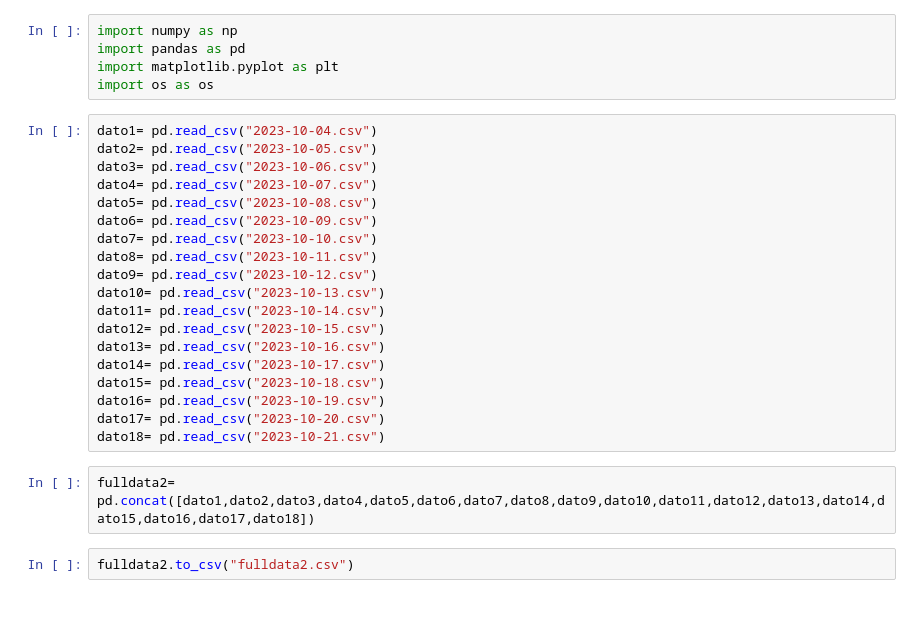
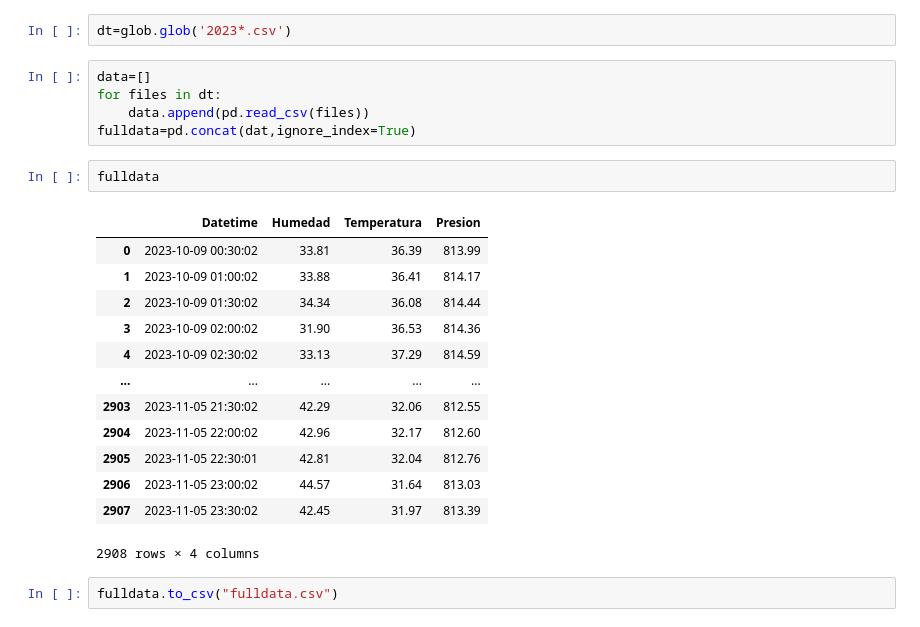
Before and after one commit to jcgravepeon/Programacion_Equipo1, a Jupyter notebook: Sebastian_GutierrezDelCastillo/trabajo_final.ipynb, the cells around one changed output. Cells and saved outputs as stored; diff of their text form.

```diff
--- a/Sebastian_GutierrezDelCastillo/trabajo_final.ipynb
+++ b/Sebastian_GutierrezDelCastillo/trabajo_final.ipynb
@@ -29,29 +9,26 @@ AttributeError: 'DataFrame' object has no attribute 'csv'
-# %%
-import numpy as np
-import pandas as pd
-import matplotlib.pyplot as plt
-import os as os
-# %%
-dato1= pd.read_csv("2023-10-04.csv")
-dato2= pd.read_csv("2023-10-05.csv")
-dato3= pd.read_csv("2023-10-06.csv")
-dato4= pd.read_csv("2023-10-07.csv")
-dato5= pd.read_csv("2023-10-08.csv")
-dato6= pd.read_csv("2023-10-09.csv")
-dato7= pd.read_csv("2023-10-10.csv")
-dato8= pd.read_csv("2023-10-11.csv")
-dato9= pd.read_csv("2023-10-12.csv")
-dato10= pd.read_csv("2023-10-13.csv")
-dato11= pd.read_csv("2023-10-14.csv")
-dato12= pd.read_csv("2023-10-15.csv")
-dato13= pd.read_csv("2023-10-16.csv")
-dato14= pd.read_csv("2023-10-17.csv")
-dato15= pd.read_csv("2023-10-18.csv")
-dato16= pd.read_csv("2023-10-19.csv")
-dato17= pd.read_csv("2023-10-20.csv")
-dato18= pd.read_csv("2023-10-21.csv")
-# %%
-fulldata2= pd.concat([dato1,dato2,dato3,dato4,dato5,dato6,dato7,dato8,dato9,dato10,dato11,dato12,dato13,dato14,dato15,dato16,dato17,dato18])
+# %%
+dt=glob.glob('2023*.csv')
+# %%
+data=[]
+for files in dt:
+    data.append(pd.read_csv(files))
+fulldata=pd.concat(dat,ignore_index=True)
+# %%
+fulldata
+# %% [output]
+|  | Datetime | Humedad | Temperatura | Presion |
+| 0 | 2023-10-09 00:30:02 | 33.81 | 36.39 | 813.99 |
+| 1 | 2023-10-09 01:00:02 | 33.88 | 36.41 | 814.17 |
+| 2 | 2023-10-09 01:30:02 | 34.34 | 36.08 | 814.44 |
+| 3 | 2023-10-09 02:00:02 | 31.90 | 36.53 | 814.36 |
+| 4 | 2023-10-09 02:30:02 | 33.13 | 37.29 | 814.59 |
+| ... | ... | ... | ... | ... |
+| 2903 | 2023-11-05 21:30:02 | 42.29 | 32.06 | 812.55 |
+| 2904 | 2023-11-05 22:00:02 | 42.96 | 32.17 | 812.60 |
+| 2905 | 2023-11-05 22:30:01 | 42.81 | 32.04 | 812.76 |
+| 2906 | 2023-11-05 23:00:02 | 44.57 | 31.64 | 813.03 |
+| 2907 | 2023-11-05 23:30:02 | 42.45 | 31.97 | 813.39 |
+2908 rows × 4 columns
 # %%
-fulldata2.to_csv("fulldata2.csv")
+fulldata.to_csv("fulldata.csv")
 # %%
```
Also changed, not shown: parts of 15 cells of this notebook.
